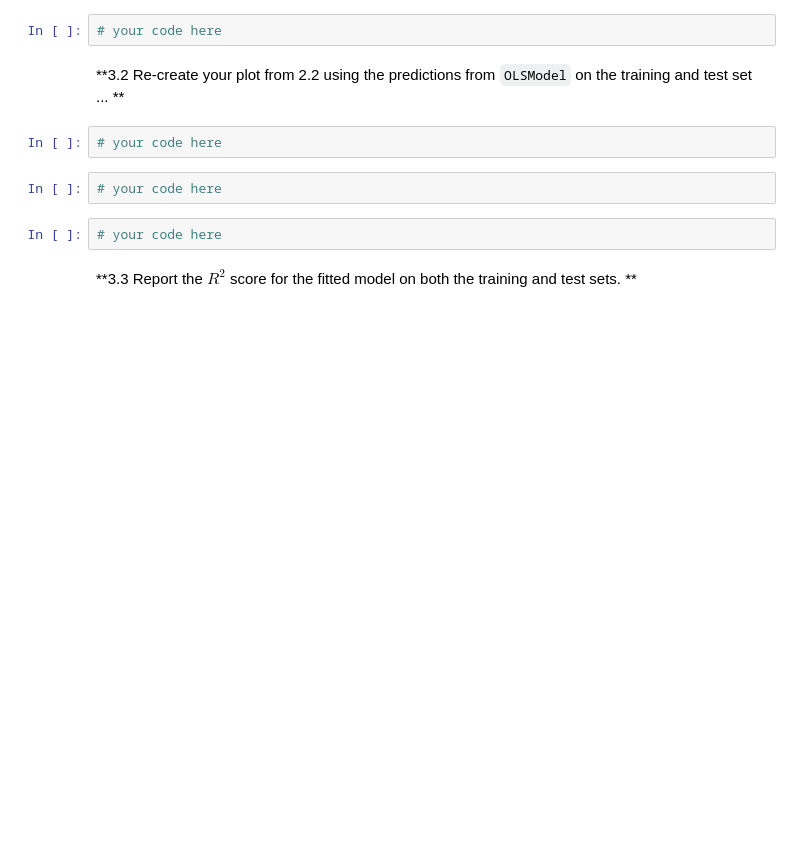
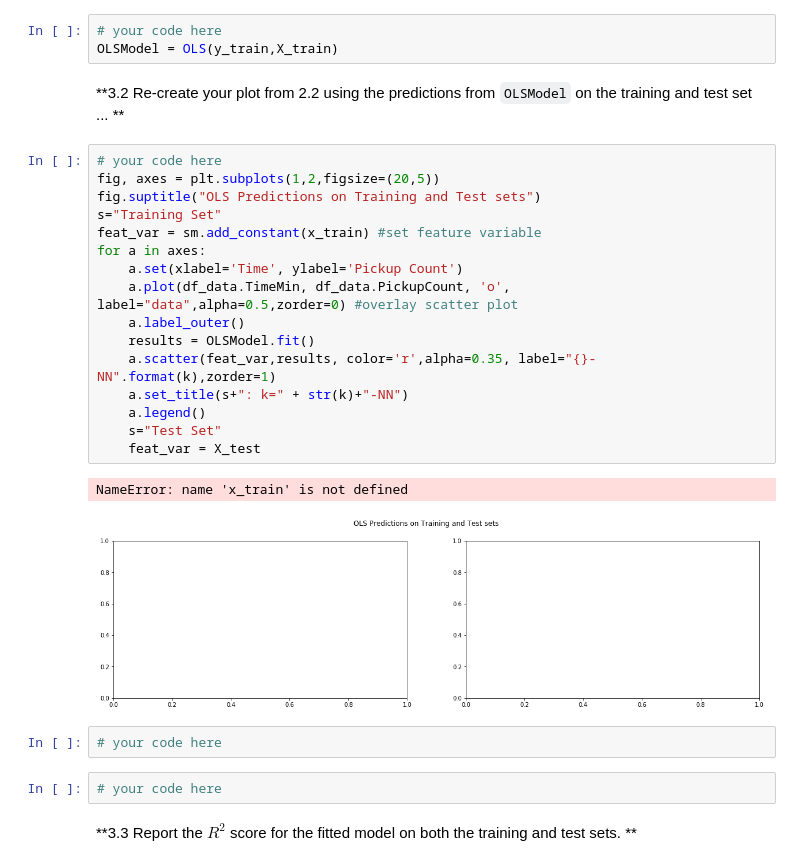
Before and after one commit to tmaounis/cs109a_hw2, a Jupyter notebook: cs109a_hw2_109.ipynb, the cells around one changed output. Cells and saved outputs as stored; diff of their text form; blank space fills up the shorter version.

```diff
--- a/cs109a_hw2_109.ipynb
+++ b/cs109a_hw2_109.ipynb
@@ -257,10 +256,28 @@ We next consider simple linear regression, which we know from lecture is a param
 **3.1 Again choose `TimeMin` as your predictor and `PickupCount` as your response variable.  Create a `OLS` class instance ... **
 # %%
 # your code here
+OLSModel = OLS(y_train,X_train)
 # %% [markdown]
 **3.2 Re-create your plot from 2.2 using the predictions from `OLSModel` on the training and test set ... **
-# %%
-# your code here
+# %%
+# your code here
+fig, axes = plt.subplots(1,2,figsize=(20,5))
+fig.suptitle("OLS Predictions on Training and Test sets")
+s="Training Set"
+feat_var = sm.add_constant(x_train) #set feature variable
+for a in axes:
+    a.set(xlabel='Time', ylabel='Pickup Count')
+    a.plot(df_data.TimeMin, df_data.PickupCount, 'o', label="data",alpha=0.5,zorder=0) #overlay scatter plot
+    a.label_outer()
+    results = OLSModel.fit()
+    a.scatter(feat_var,results, color='r',alpha=0.35, label="{}-NN".format(k),zorder=1)
+    a.set_title(s+": k=" + str(k)+"-NN")
+    a.legend()
+    s="Test Set"
+    feat_var = X_test
+# %% [output]
+NameError: name 'x_train' is not defined
+[figure, added]
 # %%
 # your code here
 # %%
```
Also changed, not shown: parts of 2 cells of this notebook.
